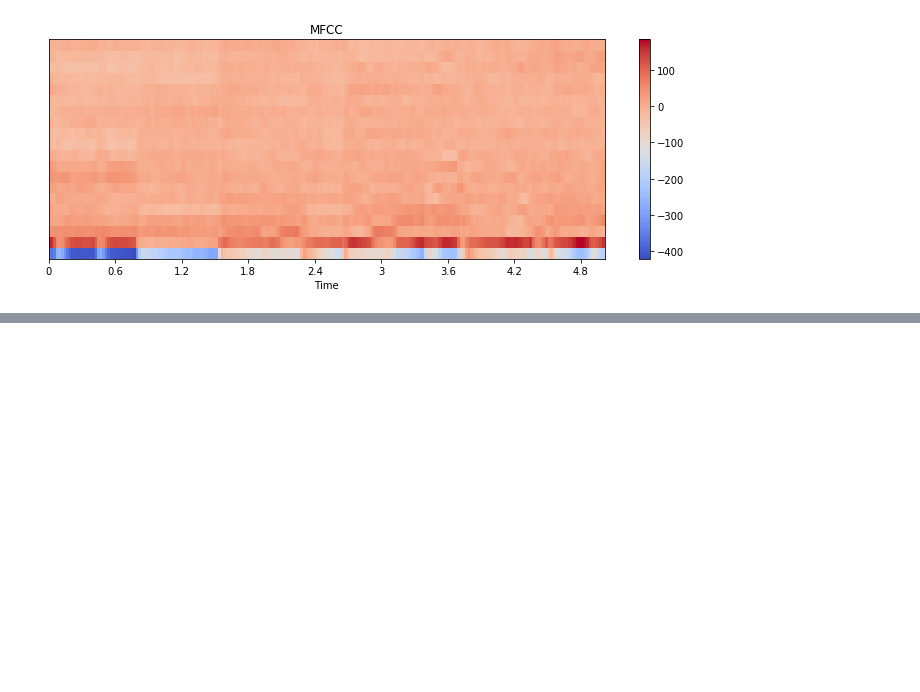
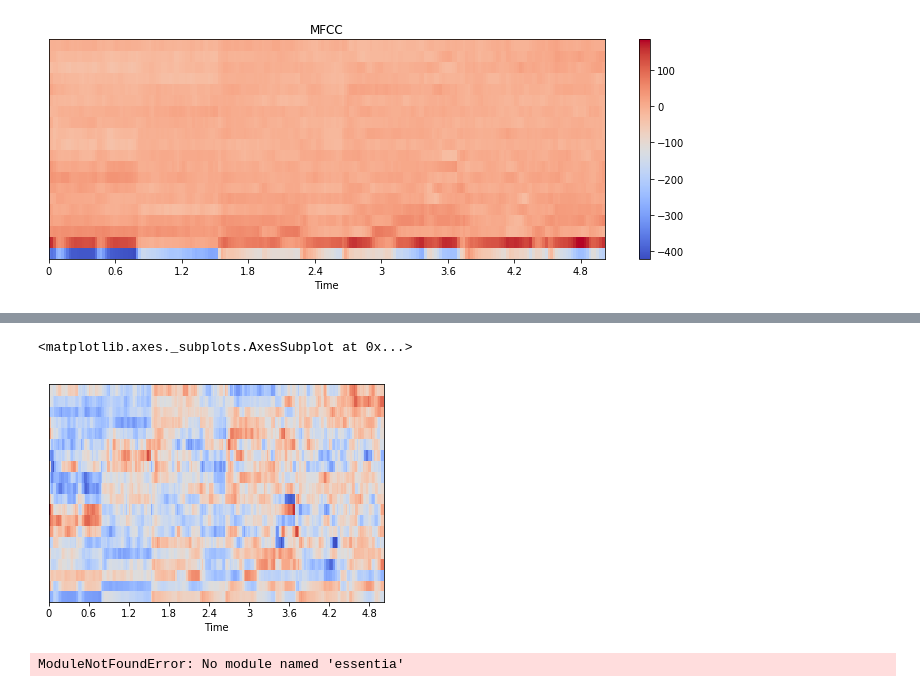
Before and after one commit to shengwei-IMMasterThesis/Practice_librosa_audioFeatureExtraction, a Jupyter notebook: MFCC.ipynb, the cells around one changed output, grey strips where cells are left out. Saved outputs shown, nothing was run; the diff lists cells and outputs as text; code cells hidden in the pictures; blank space fills up the shorter version.

```diff
--- a/MFCC.ipynb
+++ b/MFCC.ipynb
@@ -82,0 +114,19 @@ array([[-3.53054873e+02, -3.64389624e+02, -3.52850521e+02, ...,
+# %%
+librosa.display.specshow(mfccs, sr=sr, x_axis='time')
+# %% [output]
+<matplotlib.axes._subplots.AxesSubplot at 0x...>
+[figure, added]
+# %%
+import essentia, essentia.standard as ess
+hamming_window = ess.Windowing(type='hamming')
+spectrum = ess.Spectrum()  # we just want the magnitude spectrum
+mfcc = ess.MFCC(numberCoefficients=13)
+frame_sz = 1024
+hop_sz = 500
+
+mfccs = numpy.array([mfcc(spectrum(hamming_window(frame)))[1]
+               for frame in ess.FrameGenerator(x, frameSize=frame_sz, hopSize=hop_sz)])
+print(mfccs.shape)
+mfccs = sklearn.preprocessing.scale(mfccs)
+# %% [output]
+ModuleNotFoundError: No module named 'essentia'
```
Also changed, not shown: parts of 10 cells of this notebook.
